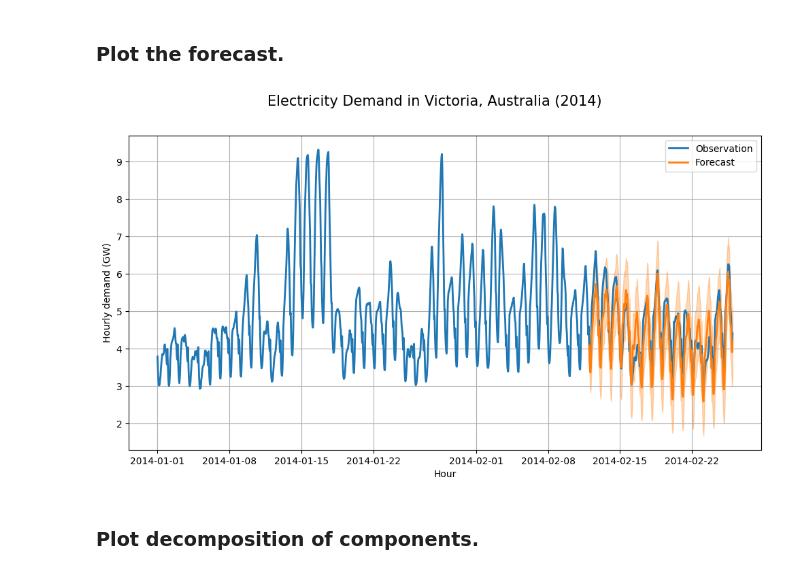
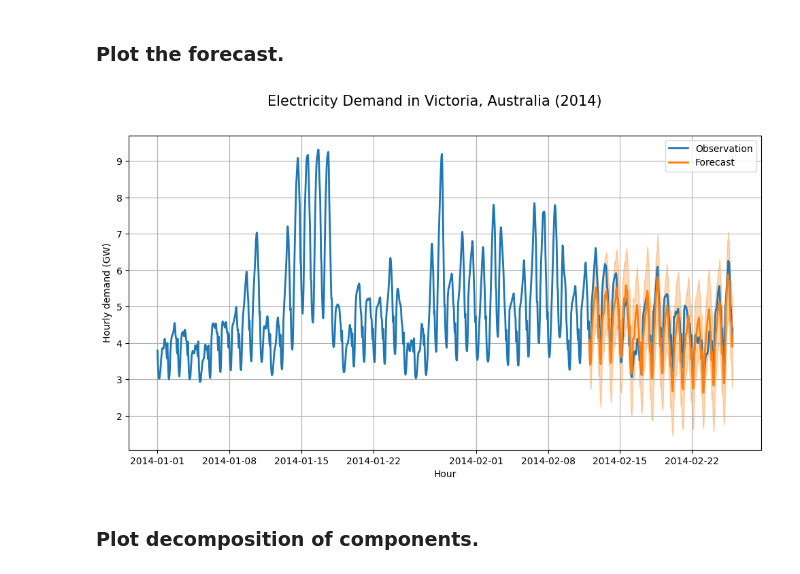
Before and after one commit to probml/sts-jax, a Jupyter notebook: sts_jax/structural_time_series/demos/sts_electric_demo.ipynb, the cells around one changed output. Saved outputs shown, nothing was run; the diff lists cells and outputs as text; code cells hidden in the pictures.

```diff
--- a/sts_jax/structural_time_series/demos/sts_electric_demo.ipynb
+++ b/sts_jax/structural_time_series/demos/sts_electric_demo.ipynb
@@ -64,12 +64,14 @@ fig.autofmt_xdate()
 # %% [markdown]
 ### Plot functions
 # %%
-def plot_forecast(model, parameter_samples, observed_time_series):
+def plot_forecast(model, parameter_samples, obs_time_series):
     # Forecast
-    forecasts = model.forecast(parameter_samples, observed_time_series, num_forecast_steps,
-                               temperature_training_data, temperature_predict_data)
-    forecast_means = jnp.squeeze(forecasts['means'].mean(axis=0))
-    forecast_scales = jnp.squeeze(jnp.sqrt(forecasts['covariances']).mean(axis=0))
+    forecasts = model.forecast(parameter_samples, obs_time_series, num_forecast_steps,
+                               past_covariates=temperature_training_data,
+                               forecast_covariates=temperature_predict_data)
+    forecasts = jnp.concatenate(forecasts, axis=0).squeeze()
+    forecast_means = forecasts.mean(axis=0)
+    forecast_scales = jnp.std(forecasts, axis=0)
 
     # Plot the forecast
     fig = plt.figure(figsize=(12, 6))
@@ -140,14 +142,10 @@ plt.plot(jnp.log(_losses))
 # %% [markdown]
 ### Plot the forecast.
-# %%
-from jax.tree_util import tree_map
-
-
-param_samples = tree_map(lambda x: jnp.array([x]), opt_param)
-# Plot the forecast
-plot_forecast(model, param_samples, obs_time_series)
-# %% [output]
-[figure, removed]
+# %%
+# Plot the forecast
+plot_forecast(model, opt_param, obs_time_series)
+# %% [output]
+[figure, added]
 # %% [markdown]
 ### Plot decomposition of components.
 # %%
```
Also changed, not shown: parts of 2 cells of this notebook, 6 other files.
